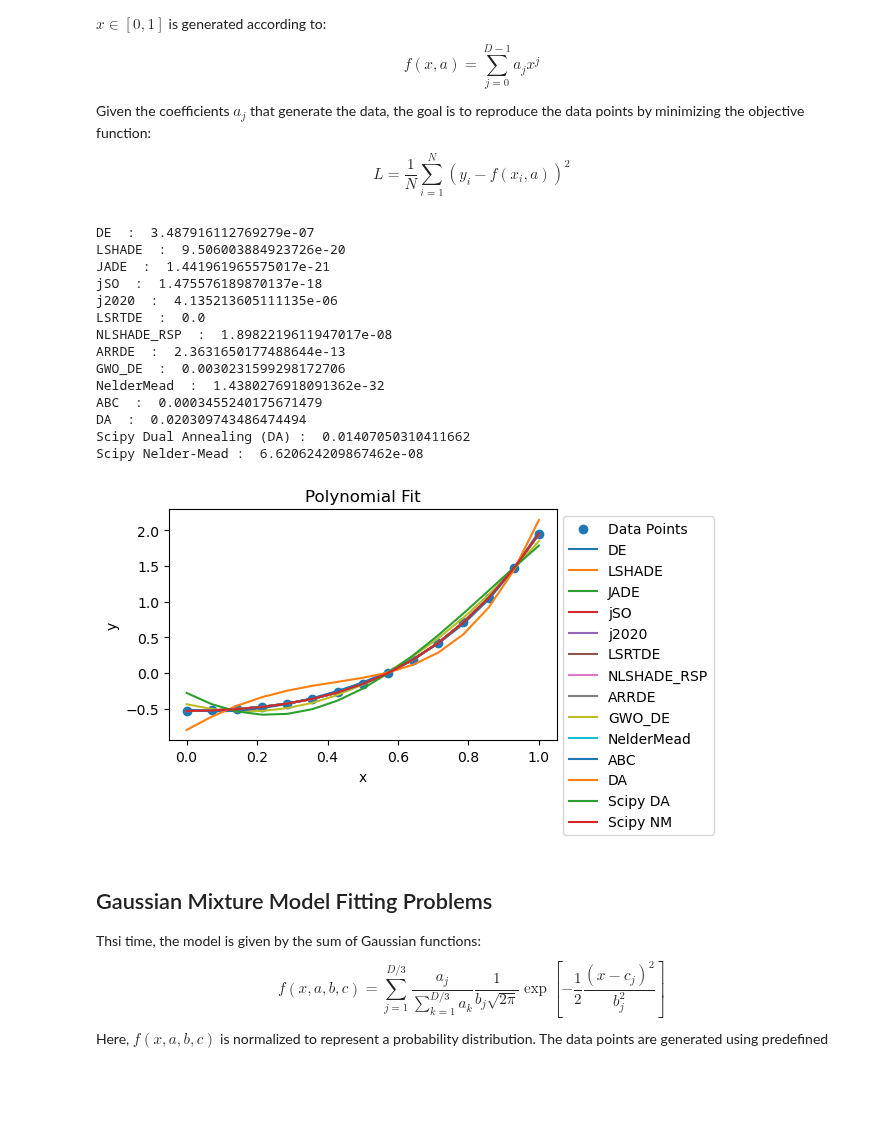
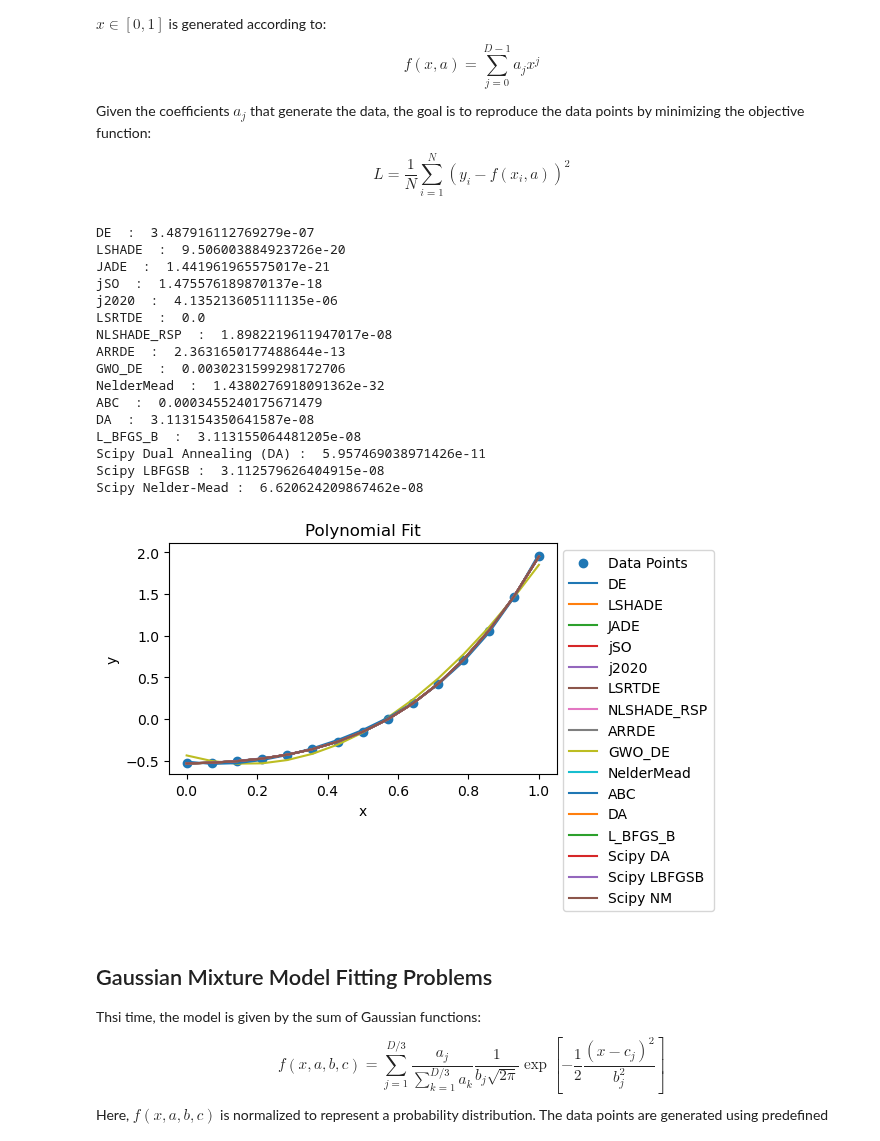
Before and after one commit to khoirulmuzakka/Minion, a Jupyter notebook: docs/source/minionpy/minimizer.ipynb, the cells around one changed output. Cells and saved outputs as stored; diff of their text form; code cells hidden in the pictures; blank space fills up the shorter version.

```diff
--- a/docs/source/minionpy/minimizer.ipynb
+++ b/docs/source/minionpy/minimizer.ipynb
@@ -155,8 +172,8 @@ If the objective function is not thread-safe, then **multiprocessing** can be us
 # %%
 # Suppose the function to minimize is expensive to evaluate. In this case, multithreading helps.
 def func(x) :
-    ret = rastrigin(x)
-    time.sleep(0.01) #each evaluation will take 0.01s now.
+    ret = rosenbrock(x)
+    time.sleep(0.1) #each evaluation will take 0.1s now.
     return ret
 
 #Batch calculation of the function above is calculated using threadpoolexecutor with the number of threads equal to Nthreads
@@ -168,22 +185,42 @@ def objective_function(X) :
     return ret
 
 #Now minimize the function using minion
-dimension = 5 #set dimension of the problem
+dimension = 15 #set dimension of the problem
 maxevals = 1500 #number of function calls
 x0 = [3.0]*dimension # initial guess
+bounds = [(-10, 10)]*dimension
 
 now = time.time()
 algo = "ARRDE"
-min = mpy.Minimizer(func=objective_function, x0=x0, bounds=[(-10, 10)]*dimension, algo=algo, relTol=0.0, maxevals=maxevals, callback=None, seed=None, options=None)
+min = mpy.Minimizer(func=objective_function, x0=x0, bounds=bounds, algo=algo, relTol=0.0, maxevals=maxevals, callback=None, seed=None, options=None)
 result = min.optimize()
 elapsed= time.time()-now
 print("Algo : ",algo, "\n\t x : ", result.x, "\n\t f(x) : ", result.fun, "\n\t Elapsed: ", elapsed, " seconds\n")
 
+algo = "L_BFGS_B"
+min = mpy.Minimizer(func=objective_function, x0=x0, bounds=bounds, algo=algo, relTol=0.0, maxevals=maxevals, callback=None, seed=None, options=None)
+result = min.optimize()
+elapsed= time.time()-now
+print("Algo : L-BFGS-B", "\n\t x : ", result.x, "\n\t f(x) : ", result.fun, "\n\t Elapsed: ", elapsed, " seconds\n")
+
+algo = "DA"
+min = mpy.Minimizer(func=objective_function, x0=x0, bounds=bounds, algo=algo, relTol=0.0, maxevals=maxevals, callback=None, seed=None, options=None)
+result = min.optimize()
+elapsed= time.time()-now
+print("Algo : Dual Annealing", "\n\t x : ", result.x, "\n\t f(x) : ", result.fun, "\n\t Elapsed: ", elapsed, " seconds\n")
+
+
 #compared to scipy dual annealing that does not support multithreading natively
 now = time.time()
-res_dual = dual_annealing(func, bounds=[(-10, 10)]*dimension, maxfun=maxevals, no_local_search=True, x0=x0)
+res_dual = dual_annealing(func, bounds= bounds, maxfun=maxevals, no_local_search=False, x0=x0)
 elapsed = time.time()-now
-print("Algo : Scipy Dual Annealing ", "\n\t x : ", res_dual.x, "\n\t f(x) : ", res_dual.fun, "\n\t Elapsed: ", elapsed, " seconds")
+print("Algo : Scipy Dual Annealing ", "\n\t x : ", res_dual.x, "\n\t f(x) : ", res_dual.fun, "\n\t Elapsed: ", elapsed, " seconds\n")
+
+t_start = time.time()
+res_minimize = minimize(func, x0 = x0, method="L-BFGS-B", options={"maxfun": maxevals}, bounds= bounds)
+elapsed = time.time()-t_start
+print("Algo : Scipy L-BFGS-B ", "\n\t x : ", res_minimize.x, "\n\t f(x) : ", res_minimize.fun, "\n\t Elapsed: ", elapsed, " seconds\n")
+
 
 #do not forget to shut down the executor
 executor.shutdown()
@@ -358,7 +393,7 @@ def objective_function_vect(X) :
 
 bounds= [(-10, 10)]*dimension
 Nmaxeval= 10000
-algos = ["DE","LSHADE", "JADE", "jSO", "j2020", "LSRTDE", "NLSHADE_RSP", "ARRDE", "GWO_DE", "NelderMead", "ABC", "DA"] #here, DA is dual annealing, ABC=artificial bee colony
+algos = ["DE","LSHADE", "JADE", "jSO", "j2020", "LSRTDE", "NLSHADE_RSP", "ARRDE", "GWO_DE", "NelderMead", "ABC", "DA", "L_BFGS_B"] #here, DA is dual annealing, ABC=artificial bee colony
 
 # Step 4: Minimize the obj function and plot the results
 plt.figure(figsize=(5,3))
@@ -367,38 +402,44 @@ plt.scatter(x_data, y_data, label='Data Points')
 x0 = [0.0 for _ in range(dimension)]
 for algo in algos :
     res = mpy.Minimizer(objective_function_vect, bounds, x0=x0, relTol=0.0, algo = algo, maxevals=Nmaxeval, callback=None, seed=0, options={"population_size": 0}).optimize()
     print(algo , " : ", res.fun)
     plt.plot(x_data, polynomial_model(x_data, res.x ), label=algo)
 
-dual_ann = dual_annealing(objective_function, bounds, maxfun=Nmaxeval, no_local_search=True)
+dual_ann = dual_annealing(objective_function, bounds, maxfun=Nmaxeval, no_local_search=False)
 print("Scipy Dual Annealing (DA) : ", dual_ann.fun)
 plt.plot(x_data, polynomial_model(x_data, dual_ann.x ), label="Scipy DA")
 
-res = minimize(objective_function, x0 = x0, method="Nelder-Mead", options={"maxfev": Nmaxeval, "adaptive":True} )
+res = minimize(objective_function, x0 = x0, bounds=bounds, method="L-BFGS-B", options={"maxfun": Nmaxeval} )
+print("Scipy LBFGSB : ", res.fun)
+plt.plot(x_data, polynomial_model(x_data, res.x ), label="Scipy LBFGSB")
+
+res = minimize(objective_function, x0 = x0, bounds=bounds, method="Nelder-Mead", options={"maxfev": Nmaxeval, "adaptive":True} )
 print("Scipy Nelder-Mead : ", res.fun)
 plt.plot(x_data, polynomial_model(x_data, res.x ), label="Scipy NM")
 
 plt.legend(loc="upper left", bbox_to_anchor=(1, 1))
 plt.title('Polynomial Fit')
 plt.xlabel('x')
 plt.ylabel('y')
 plt.show()
 # %% [output]
 DE  :  3.487916112769279e-07
 LSHADE  :  9.506003884923726e-20
 JADE  :  1.441961965575017e-21
 jSO  :  1.475576189870137e-18
 j2020  :  4.135213605111135e-06
 LSRTDE  :  0.0
 NLSHADE_RSP  :  1.8982219611947017e-08
 ARRDE  :  2.3631650177488644e-13
 GWO_DE  :  0.0030231599298172706
 NelderMead  :  1.4380276918091362e-32
 ABC  :  0.0003455240175671479
-DA  :  0.020309743486474494
-Scipy Dual Annealing (DA) :  0.01407050310411662
+DA  :  3.113154350641587e-08
+L_BFGS_B  :  3.113155064481205e-08
+Scipy Dual Annealing (DA) :  5.957469038971426e-11
+Scipy LBFGSB :  3.112579626404915e-08
 Scipy Nelder-Mead :  6.620624209867462e-08
-[figure, old version]
+[figure, new version]
 # %% [markdown]
 ## Gaussian Mixture Model Fitting Problems
 
```
Also changed, not shown: parts of 8 cells of this notebook, 4 other files.
